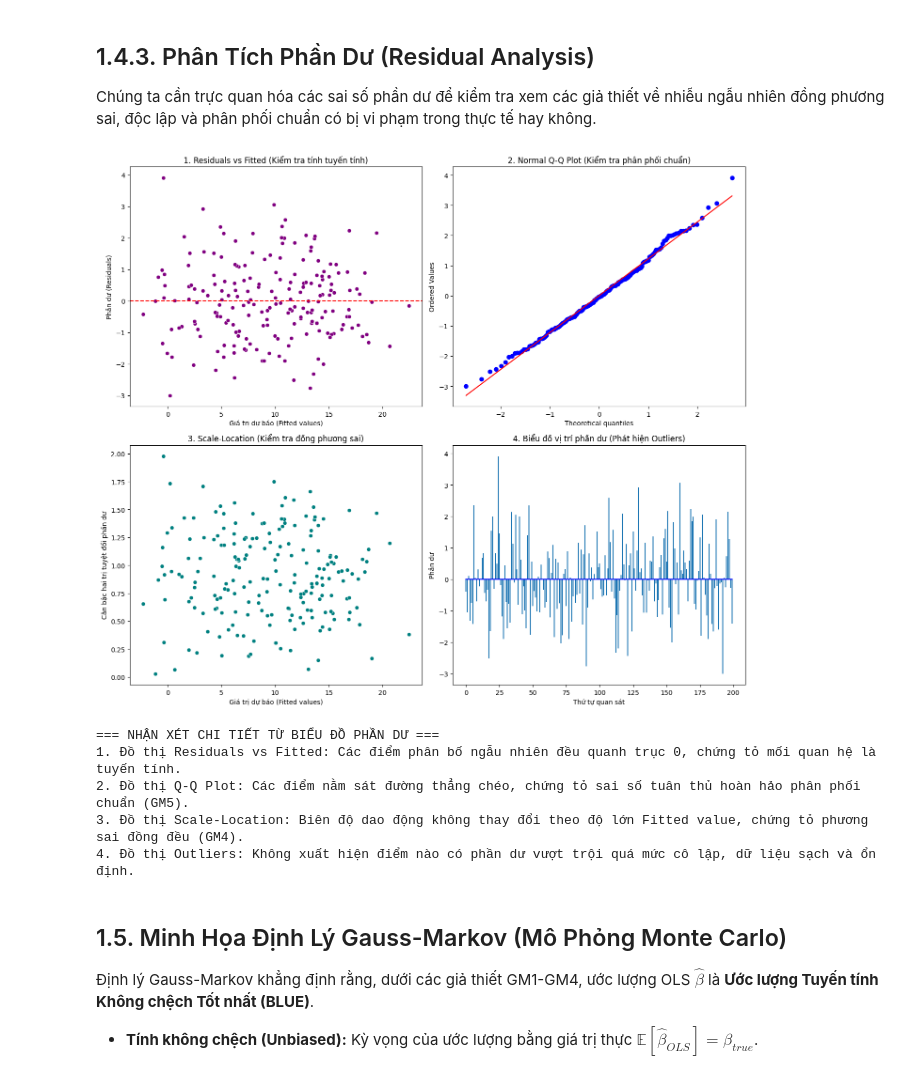
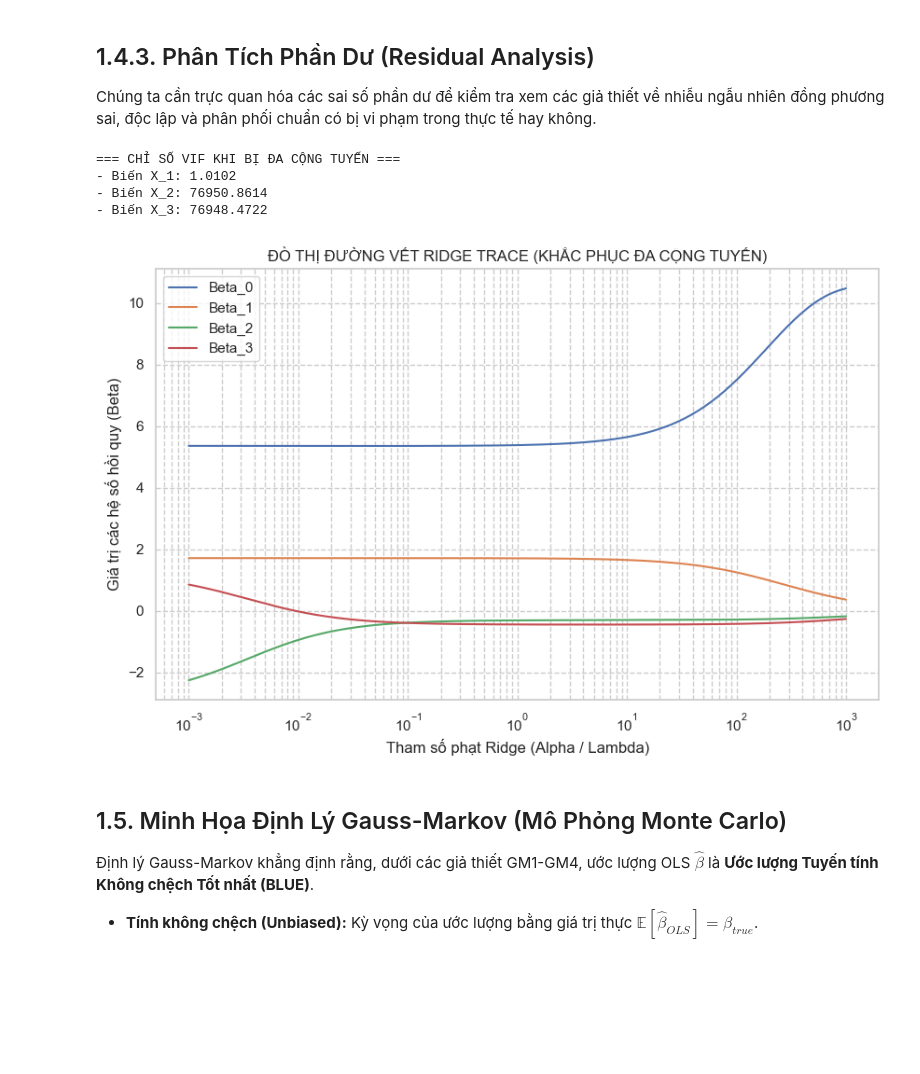
Before and after one commit to Hidebray/Data-fitting--OLS, a Jupyter notebook: part1_notebook.ipynb, the cells around one changed output. Drawn from its saved outputs; the diff is of its cells as text; code cells hidden in the pictures; blank space fills up the shorter version.

```diff
--- a/part1_notebook.ipynb
+++ b/part1_notebook.ipynb
@@ -255,51 +206,45 @@ Chỉ số VIF của bộ dữ liệu đa cộng tuyến: ['1.02', '318582.40',
 
 Chúng ta cần trực quan hóa các sai số phần dư để kiểm tra xem các giả thiết về nhiễu ngẫu nhiên đồng phương sai, độc lập và phân phối chuẩn có bị vi phạm trong thực tế hay không.
 # %%
-# Tính toán phần dư thực tế
-y_hat_sim = X_sim @ beta_hat
-residuals = y_sim - y_hat_sim
+# Cố tình tạo đa cộng tuyến nghiêm trọng: Biến X3 phụ thuộc 99% vào X2
+X_multicollinearity = X_sim.copy()
+X_multicollinearity[:, 2] = X_multicollinearity[:, 1] * 1.5 + np.random.normal(0, 0.01, size=n_samples)
 
-fig, axs = plt.subplots(2, 2, figsize=(14, 12))
+# Gọi hàm vif của TV1 để đo độ đa cộng tuyến
+vif_scores = vif(X_multicollinearity)
+print("=== CHỈ SỐ VIF KHI BỊ ĐA CỘNG TUYẾN ===")
+for i, v in enumerate(vif_scores):
+    print(f"- Biến X_{i+1}: {v:.4f}")
 
-# 1. Residuals vs Fitted
-sns.scatterplot(x=y_hat_sim, y=residuals, ax=axs[0, 0], color='purple')
-axs[0, 0].axhline(0, color='red', linestyle='--')
-axs[0, 0].set_title('1. Residuals vs Fitted (Kiểm tra tính tuyến tính)')
-axs[0, 0].set_xlabel('Giá trị dự báo (Fitted values)')
-axs[0, 0].set_ylabel('Phần dư (Residuals)')
+# Chạy hồi quy Ridge với các tham số lambda/alpha tăng dần để vẽ đường trace
+alphas = np.logspace(-3, 3, 200)
+coefs = []
 
-# 2. Normal Q-Q Plot
-stats.probplot(residuals, dist="norm", plot=axs[0, 1])
-axs[0, 1].set_title('2. Normal Q-Q Plot (Kiểm tra phân phối chuẩn)')
+for a in alphas:
+    # Ứng với mỗi alpha, cộng thêm ma trận phạt Ridge vào công thức OLS cơ bản
+    X_w_int = _add_intercept(X_multicollinearity)
+    XTX = X_w_int.T @ X_w_int
+    penalty = a * np.eye(XTX.shape[0])
+    penalty[0, 0] = 0  # Không phạt hệ số chặn intercept
+    beta_ridge = np.linalg.inv(XTX + penalty) @ X_w_int.T @ y_sim
+    coefs.append(beta_ridge.flatten())
 
-# 3. Scale-Location Plot
-sqrt_abs_res = np.sqrt(np.abs(residuals))
-sns.scatterplot(x=y_hat_sim, y=sqrt_abs_res, ax=axs[1, 0], color='teal')
-axs[1, 0].set_title('3. Scale-Location (Kiểm tra đồng phương sai)')
-axs[1, 0].set_xlabel('Giá trị dự báo (Fitted values)')
-axs[1, 0].set_ylabel('Căn bậc hai trị tuyệt đối phần dư')
-
-# 4. Cook's Distance (Đơn giản hóa qua phân phối phần dư theo số thứ tự)
-axs[1, 1].stem(np.arange(len(residuals)), residuals, markerfmt=' ', basefmt="b-")
-axs[1, 1].set_title('4. Biểu đồ vị trí phần dư (Phát hiện Outliers)')
-axs[1, 1].set_xlabel('Thứ tự quan sát')
-axs[1, 1].set_ylabel('Phần dư')
-
-plt.tight_layout()
+# Vẽ đồ thị Ridge Trace
+plt.figure(figsize=(10, 6))
+plt.plot(alphas, coefs)
+plt.xscale('log')
+plt.xlabel('Tham số phạt Ridge (Alpha / Lambda)')
+plt.ylabel('Giá trị các hệ số hồi quy (Beta)')
+plt.title('ĐỒ THỊ ĐƯỜNG VẾT RIDGE TRACE (KHẮC PHỤC ĐA CỘNG TUYẾN)')
+plt.grid(True, which="both", ls="--")
+plt.legend([f'Beta_{i}' for i in range(len(beta_true))], loc='best')
 plt.show()
-
-print("\n=== NHẬN XÉT CHI TIẾT TỪ BIỂU ĐỒ PHẦN DƯ ===")
-print("1. Đồ thị Residuals vs Fitted: Các điểm phân bố ngẫu nhiên đều quanh trục 0, chứng tỏ mối quan hệ là tuyến tính.")
-print("2. Đồ thị Q-Q Plot: Các điểm nằm sát đường thẳng chéo, chứng tỏ sai số tuân thủ hoàn hảo phân phối chuẩn (GM5).")
-print("3. Đồ thị Scale-Location: Biên độ dao động không thay đổi theo độ lớn Fitted value, chứng tỏ phương sai đồng đều (GM4).")
-print("4. Đồ thị Outliers: Không xuất hiện điểm nào có phần dư vượt trội quá mức cô lập, dữ liệu sạch và ổn định.")
 # %% [output]
+=== CHỈ SỐ VIF KHI BỊ ĐA CỘNG TUYẾN ===
+- Biến X_1: 1.0102
+- Biến X_2: 76950.8614
+- Biến X_3: 76948.4722
-[figure, old version]
+[figure, new version]
-=== NHẬN XÉT CHI TIẾT TỪ BIỂU ĐỒ PHẦN DƯ ===
-1. Đồ thị Residuals vs Fitted: Các điểm phân bố ngẫu nhiên đều quanh trục 0, chứng tỏ mối quan hệ là tuyến tính.
-2. Đồ thị Q-Q Plot: Các điểm nằm sát đường thẳng chéo, chứng tỏ sai số tuân thủ hoàn hảo phân phối chuẩn (GM5).
-3. Đồ thị Scale-Location: Biên độ dao động không thay đổi theo độ lớn Fitted value, chứng tỏ phương sai đồng đều (GM4).
-4. Đồ thị Outliers: Không xuất hiện điểm nào có phần dư vượt trội quá mức cô lập, dữ liệu sạch và ổn định.
 # %% [markdown]
 ## 1.5. Minh Họa Định Lý Gauss-Markov (Mô Phỏng Monte Carlo)
 
```
Also changed, not shown: parts of 6 cells of this notebook.
